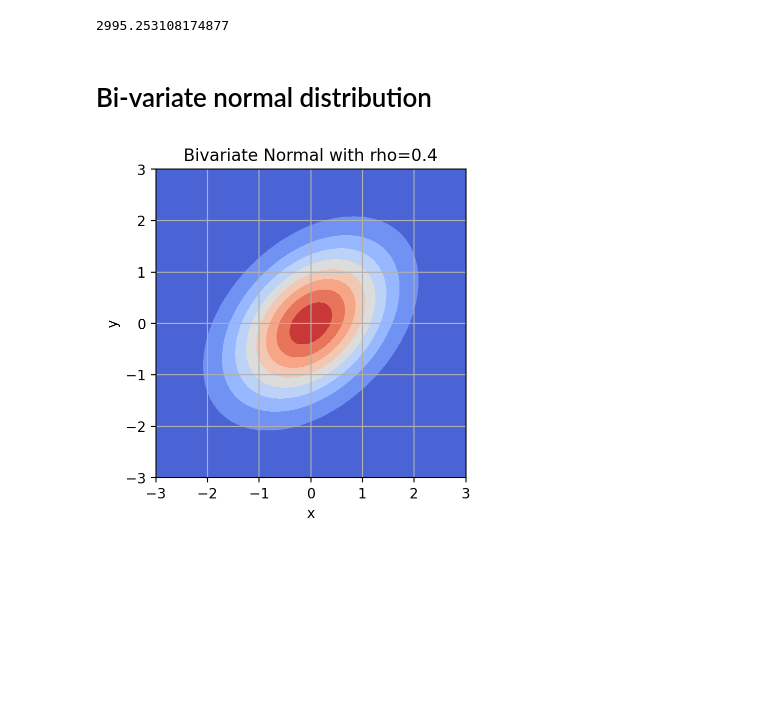
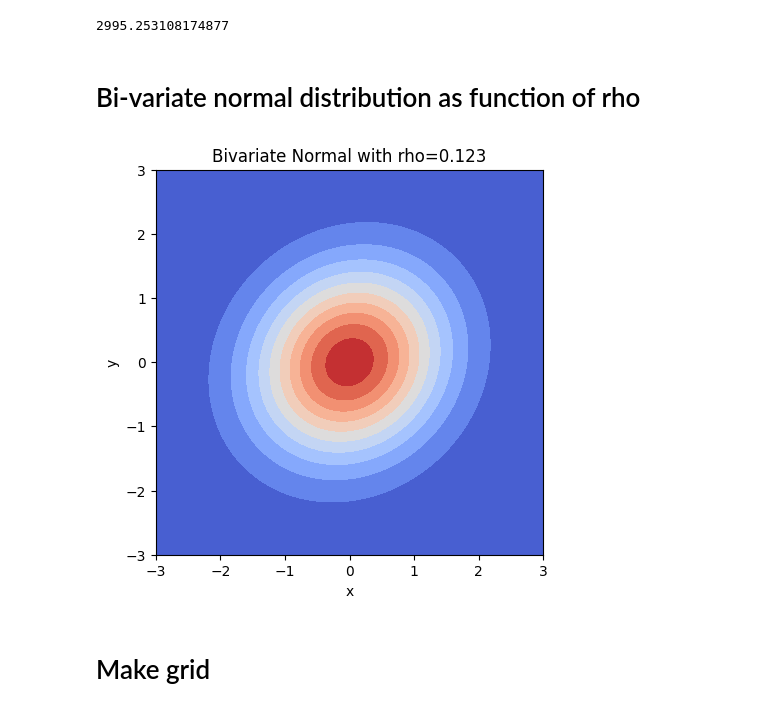
Before and after one commit to artmerinov/unibz_data_profiling, a Jupyter notebook: lab2.ipynb, the cells around one changed output. Drawn from its saved outputs; the diff is of its cells as text; code cells hidden in the pictures; blank space fills up the shorter version.

```diff
--- a/lab2.ipynb
+++ b/lab2.ipynb
@@ -91,9 +84,11 @@ chi_squared_statistic(table=ctable)
 # %% [output]
 2995.253108174877
 # %% [markdown]
-# Bi-variate normal distribution
+# Bi-variate normal distribution as function of rho
 # %%
-plot_binorm_distr_2d(rho=0.4)
+plot_binorm_distr_2d(rho=0.123)
 # %% [output]
-[figure, old version]
+[figure, new version]
+# %% [markdown]
+# Make grid
 # %%
```
Also changed, not shown: parts of 8 cells of this notebook, 1 other file.
